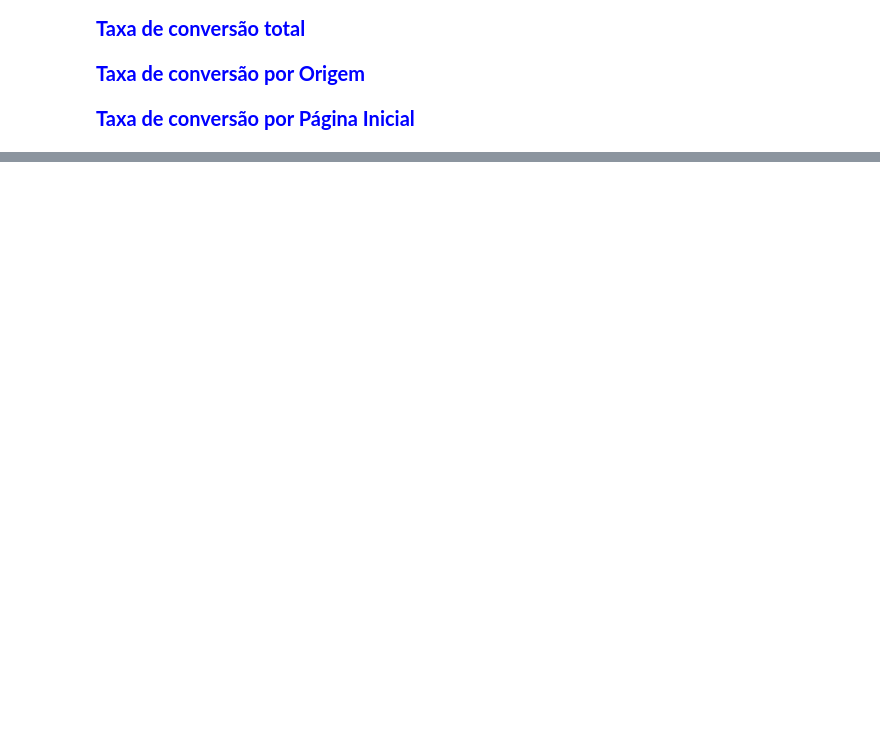
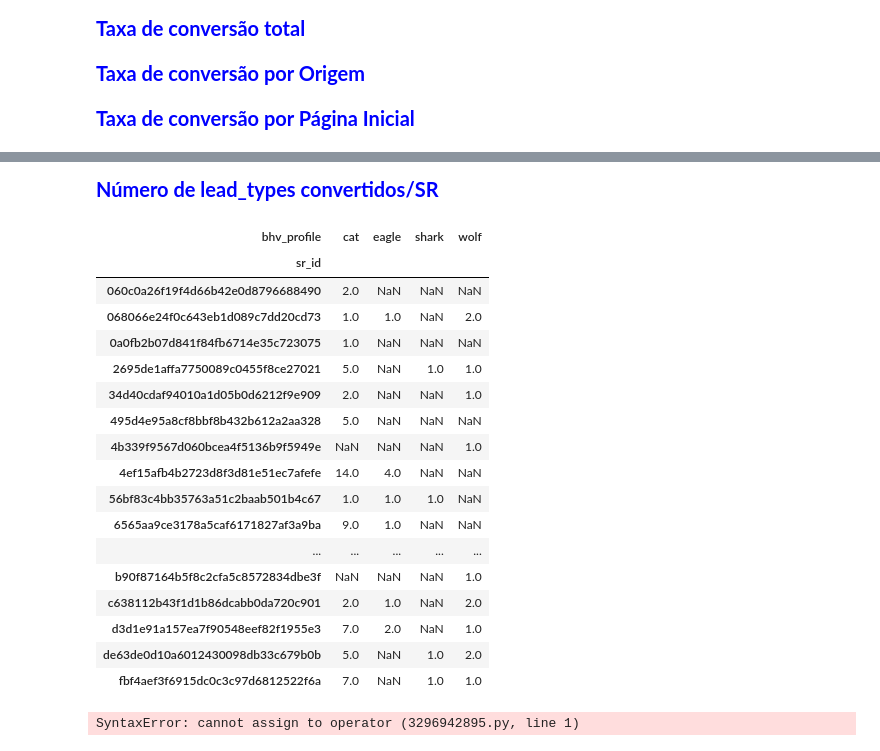
Before and after one commit to Moc967/lets-code-desenvolvedados, a Jupyter notebook: src/Olist_Market_Analysis.ipynb, the cells around one changed output, grey strips where cells are left out. Drawn from its saved outputs; the diff is of its cells as text; code cells hidden in the pictures; blank space fills up the shorter version.

```diff
--- a/src/Olist_Market_Analysis.ipynb
+++ b/src/Olist_Market_Analysis.ipynb
@@ -119,0 +267,38 @@ taxa_conversao_por_pagina
+# %% [markdown]
+<span style="color:blue;font-weight:300;font-size:20px"><b>Número de lead_types convertidos/SR</b></span>
+# %%
+lead_types_convertidos_por_sr = df_base_completa.assign\
+    (bhv_profile = df_base_completa.lead_behaviour_profile.str.split(',')
+     .explode('bhv_profile')).pivot_table(index='sr_id',
+                                          columns='bhv_profile',
+                                          values='closed_deal',
+                                          aggfunc='sum')
+lead_types_convertidos_por_sr
+# %% [output]
+| bhv_profile | cat | eagle | shark | wolf |
+| sr_id |  |  |  |  |
+| 060c0a26f19f4d66b42e0d8796688490 | 2.0 | NaN | NaN | NaN |
+| 068066e24f0c643eb1d089c7dd20cd73 | 1.0 | 1.0 | NaN | 2.0 |
+| 0a0fb2b07d841f84fb6714e35c723075 | 1.0 | NaN | NaN | NaN |
+| 2695de1affa7750089c0455f8ce27021 | 5.0 | NaN | 1.0 | 1.0 |
+| 34d40cdaf94010a1d05b0d6212f9e909 | 2.0 | NaN | NaN | 1.0 |
+| 495d4e95a8cf8bbf8b432b612a2aa328 | 5.0 | NaN | NaN | NaN |
+| 4b339f9567d060bcea4f5136b9f5949e | NaN | NaN | NaN | 1.0 |
+| 4ef15afb4b2723d8f3d81e51ec7afefe | 14.0 | 4.0 | NaN | NaN |
+| 56bf83c4bb35763a51c2baab501b4c67 | 1.0 | 1.0 | 1.0 | NaN |
+| 6565aa9ce3178a5caf6171827af3a9ba | 9.0 | 1.0 | NaN | NaN |
+| ... | ... | ... | ... | ... |
+| b90f87164b5f8c2cfa5c8572834dbe3f | NaN | NaN | NaN | 1.0 |
+| c638112b43f1d1b86dcabb0da720c901 | 2.0 | 1.0 | NaN | 2.0 |
+| d3d1e91a157ea7f90548eef82f1955e3 | 7.0 | 2.0 | NaN | 1.0 |
+| de63de0d10a6012430098db33c679b0b | 5.0 | NaN | 1.0 | 2.0 |
+| fbf4aef3f6915dc0c3c97d6812522f6a | 7.0 | NaN | 1.0 | 1.0 |
+# %%
+receita_media-por_venda = pd.pivot_table(
+                            df_base_completa,
+                            values = ['declared_monthly_revenue'],
+                            index= 'sr_id',
+                            aggfunc = [np.mean])
+receita_media-por_venda
+# %% [output]
+SyntaxError: cannot assign to operator (3296942895.py, line 1)
```
Also changed, not shown: parts of 17 cells of this notebook.
